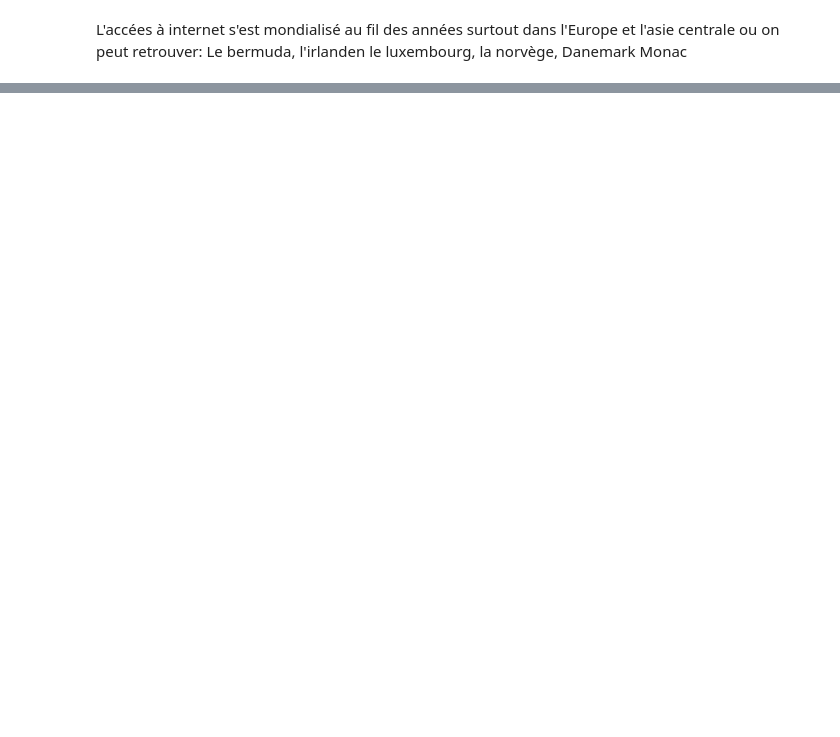
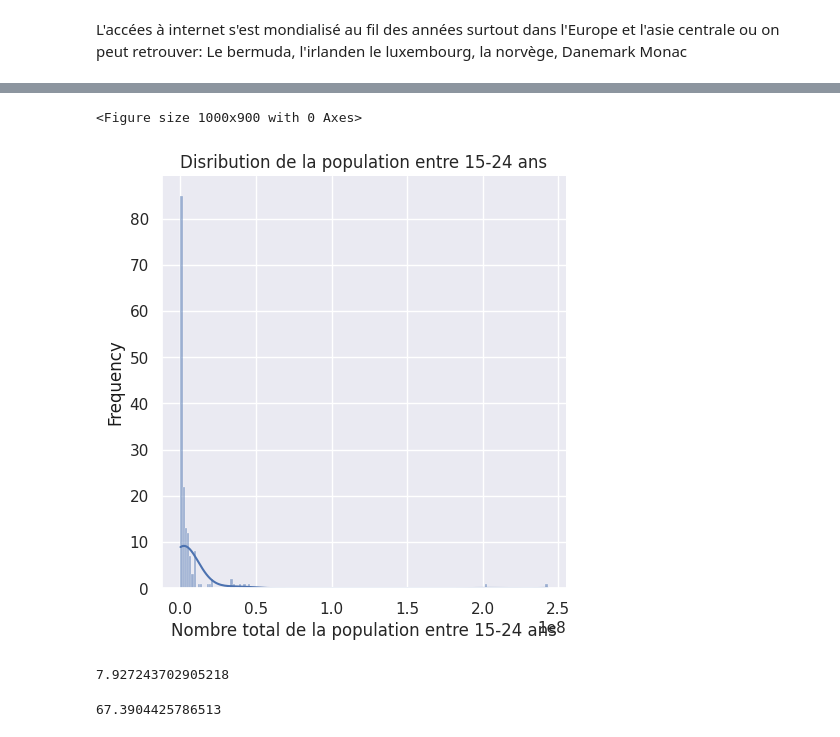
Before and after one commit to Hajoura91coding/Academy_expansion_correction, a Jupyter notebook: correction-expansion-project-academy.ipynb, the cells around one changed output, grey strips where cells are left out. Saved outputs shown, nothing was run; the diff lists cells and outputs as text; code cells hidden in the pictures; blank space fills up the shorter version.

```diff
--- a/correction-expansion-project-academy.ipynb
+++ b/correction-expansion-project-academy.ipynb
@@ -628,0 +719,8 @@ L'accées à internet s'est mondialisé au fil des années surtout dans l'Europe
+# %%
+indicateur = 'Population, ages 15-24, total'
+pop1524TotalByCountry = recup_indicateur(data,'country',indicateur, Country, CountrySeries)
+# %%
+# on supprime les lignes présentant des valeurs manquantes
+pop1524TotalByCountry = pop1524TotalByCountry.dropna(how='any')
+TJA = pop1524TotalByCountry["2014"].dropna()
+pop1524TotalByCountry.sample(3)
@@ -628,0 +733,13 @@ L'accées à internet s'est mondialisé au fil des années surtout dans l'Europe
+# %%
+hist(TJA,'Nombre total de la population entre 15-24 ans', 'Frequency', "Disribution de la population entre 15-24 ans")
+# %% [output]
+<Figure size 1000x900 with 0 Axes>
+[figure, added]
+# %%
+skew(TJA, bias = False)
+# %% [output]
+7.927243702905218
+# %%
+kurtosis(TJA, bias = False)
+# %% [output]
+67.3904425786513
```
Also changed, not shown: parts of 32 cells of this notebook.
